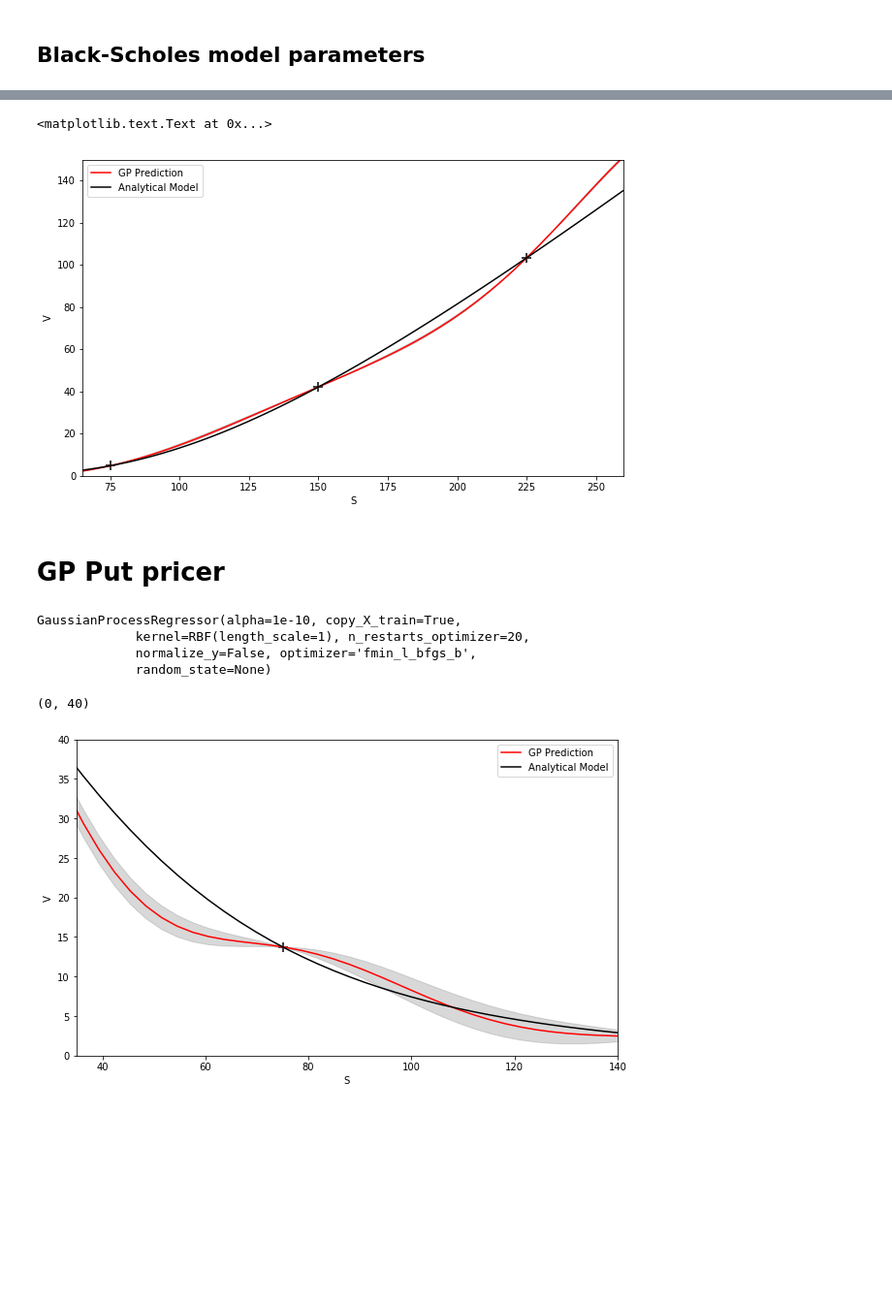
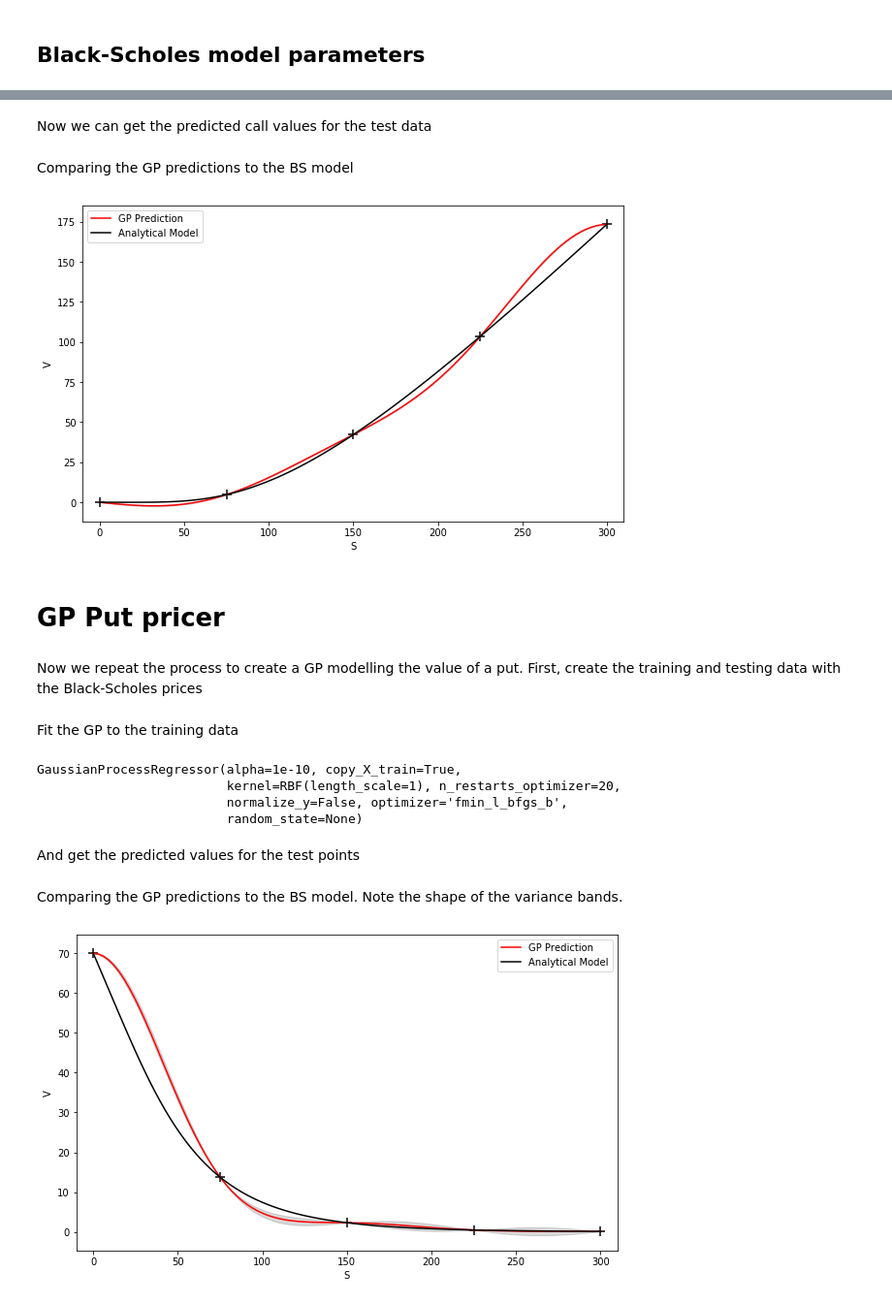
Before and after one commit to mfrdixon/ML_Finance_Codes, a Jupyter notebook: Chapter3-GPs/Example-1-GP-BS-Pricing.ipynb, the cells around one changed output, grey strips where cells are left out. Shown at 97% size. Saved outputs shown, nothing was run; the diff lists cells and outputs as text; code cells hidden in the pictures; blank space fills up the shorter version.

```diff
--- a/Chapter3-GPs/Example-1-GP-BS-Pricing.ipynb
+++ b/Chapter3-GPs/Example-1-GP-BS-Pricing.ipynb
@@ -47,15 +43,13 @@ Generate the training and testing data, where the input is the gridded underlyin
 # %%
 lb = 0.001           # lower bound on domain
 ub = 300             # upper bound on domain
-training_number =5   # Number of training samples
+training_number = 5  # Number of training samples
 testing_number = 100 # Number of testing samples
 
-train_x_1 = np.array(np.linspace(0,1, training_number), dtype='float32').reshape(training_number, 1)
-train_y_1 = []
-for S in train_x_1:
-    train_y_1.append(call(S))
+np.random.seed(0)
 
-test_x_1 = np.array(np.linspace(0,1, testing_number), dtype='float32').reshape(testing_number, 1)
-test_y_1 = []
-for S in test_x_1:
-    test_y_1.append(call(S))
+train_x_1 = np.array(np.linspace(0, 1, training_number), dtype='float32').reshape(training_number, 1)
+train_y_1 = [call(S) for S in train_x_1]
+
+test_x_1 = np.array(np.linspace(0, 1, testing_number), dtype='float32').reshape(testing_number, 1)
+test_y_1 = [call(S) for S in test_x_1]
@@ -71,33 +72,33 @@ GaussianProcessRegressor(alpha=1e-10, copy_X_train=True,
+# %% [markdown]
+Now we can get the predicted call values for the test data
 # %%
 y_pred_1, sigma_1 = gp.predict(test_x_1, return_std=True)
+# %% [markdown]
+Comparing the GP predictions to the BS model
 # %%
-# predictionn plot with var band
 plt.figure(figsize = (10, 6), facecolor='white', edgecolor='black')
 plt.plot(lb+(ub-lb)*test_x_1.flatten(), y_pred_1, color = 'red', label = 'GP Prediction')
 plt.plot(lb+(ub-lb)*test_x_1.flatten(), test_y_1, color = 'black', label = 'Analytical Model')
 plt.scatter(lb+(ub-lb)*train_x_1, train_y_1, color = 'black', marker = '+', s = 100)
 plt.fill_between(lb+(ub-lb)*test_x_1.flatten(), (y_pred_1.T-2*sigma_1).flatten(), (y_pred_1.T+2*sigma_1).flatten(), color = 'grey', alpha=0.3)
 plt.legend(loc = 'best', prop={'size':10})
-plt.xlim([KC/2.0,2.0*KC])
-plt.ylim([0,150])
+plt.xlim([lb-10, ub+10])
 plt.xlabel('S')
-plt.ylabel('V')
+plt.ylabel('V');
 # %% [output]
-<matplotlib.text.Text at 0x...>
-[figure, old version]
+[figure, new version]
 # %% [markdown]
 # GP Put pricer
+# %% [markdown]
+Now we repeat the process to create a GP modelling the value of a put. First, create the training and testing data with the Black-Scholes prices
 # %%
 train_x_2 = np.array(np.linspace(0,1, training_number), dtype='float32').reshape(training_number, 1)
-train_y_2 = []
-for S in train_x_2:
-    train_y_2.append(put(S))
+train_y_2 = [put(S) for S in train_x_2]
 
-testing_number = 100
 test_x_2 = np.array(np.linspace(0,1, testing_number), dtype='float32').reshape(testing_number, 1)
-test_y_2 = []
-for S in test_x_2:
-    test_y_2.append(put(S))
+test_y_2 = [put(S) for S in test_x_2]
+# %% [markdown]
+Fit the GP to the training data
 # %%
 sk_kernel = RBF(length_scale=1.0, length_scale_bounds=(1e-05, 1000.0))
 gp = gaussian_process.GaussianProcessRegressor(kernel=sk_kernel, n_restarts_optimizer=20)
@@ -110,18 +111,19 @@ GaussianProcessRegressor(alpha=1e-10, copy_X_train=True,
+# %% [markdown]
+And get the predicted values for the test points
 # %%
 y_pred_2, sigma_2 = gp.predict(test_x_2, return_std=True)
+# %% [markdown]
+Comparing the GP predictions to the BS model. Note the shape of the variance bands.
 # %%
-# prediction plot with var band
 plt.figure(figsize = (10, 6), facecolor='white', edgecolor='black')
 plt.plot(lb+(ub-lb)*test_x_2.flatten(), y_pred_2, color = 'red', label = 'GP Prediction')
 plt.plot(lb+(ub-lb)*test_x_2.flatten(), test_y_2, color = 'black', label = 'Analytical Model')
 plt.scatter(lb+(ub-lb)*train_x_2.flatten(), train_y_2, color = 'black', marker = '+', s = 100)
 plt.fill_between(lb+(ub-lb)*test_x_2.flatten(), (y_pred_2.T-2*sigma_2).flatten(), (y_pred_2.T+2*sigma_2).flatten(), color = 'grey', alpha=0.3)
 plt.legend(loc = 'best', prop={'size':10})
 plt.xlabel('S')
-plt.ylabel('V')
-plt.xlim([KP/2.0,2.0*KP])
-plt.ylim([0,40])
+plt.ylabel('V');
+plt.xlim([lb-10, ub+10]);
 # %% [output]
-(0, 40)
-[figure, old version]
+[figure, new version]
 # %% [markdown]
```
Also changed, not shown: parts of 11 cells of this notebook.
